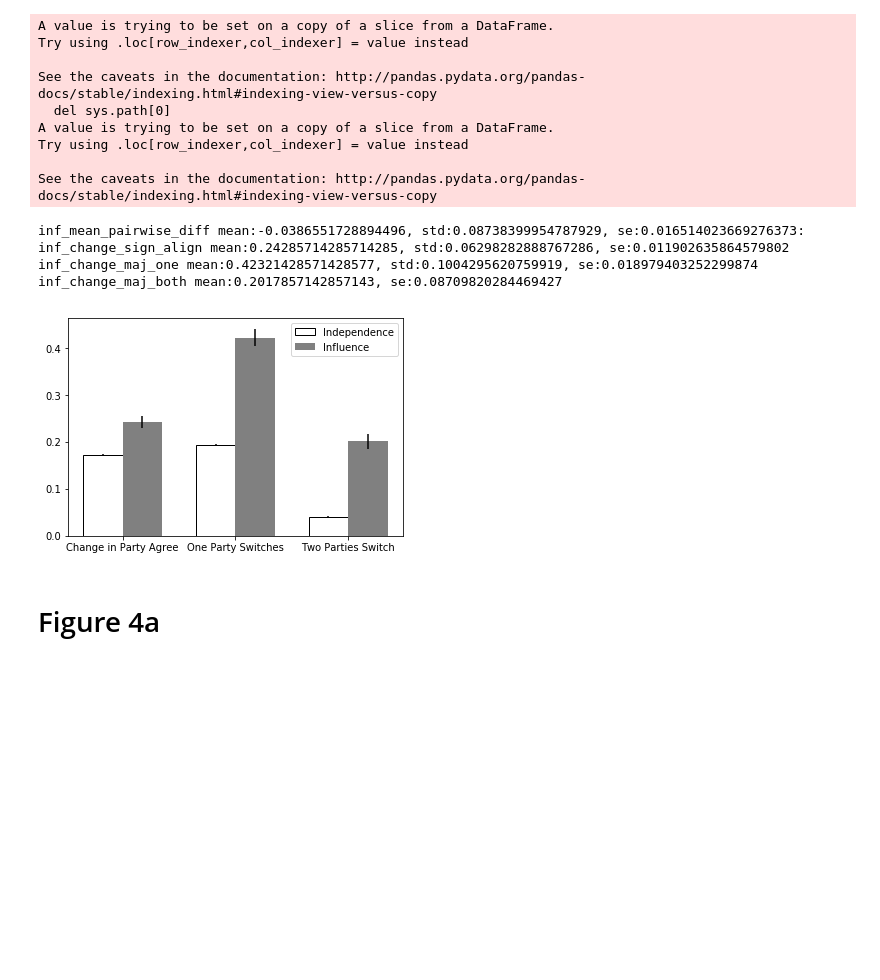
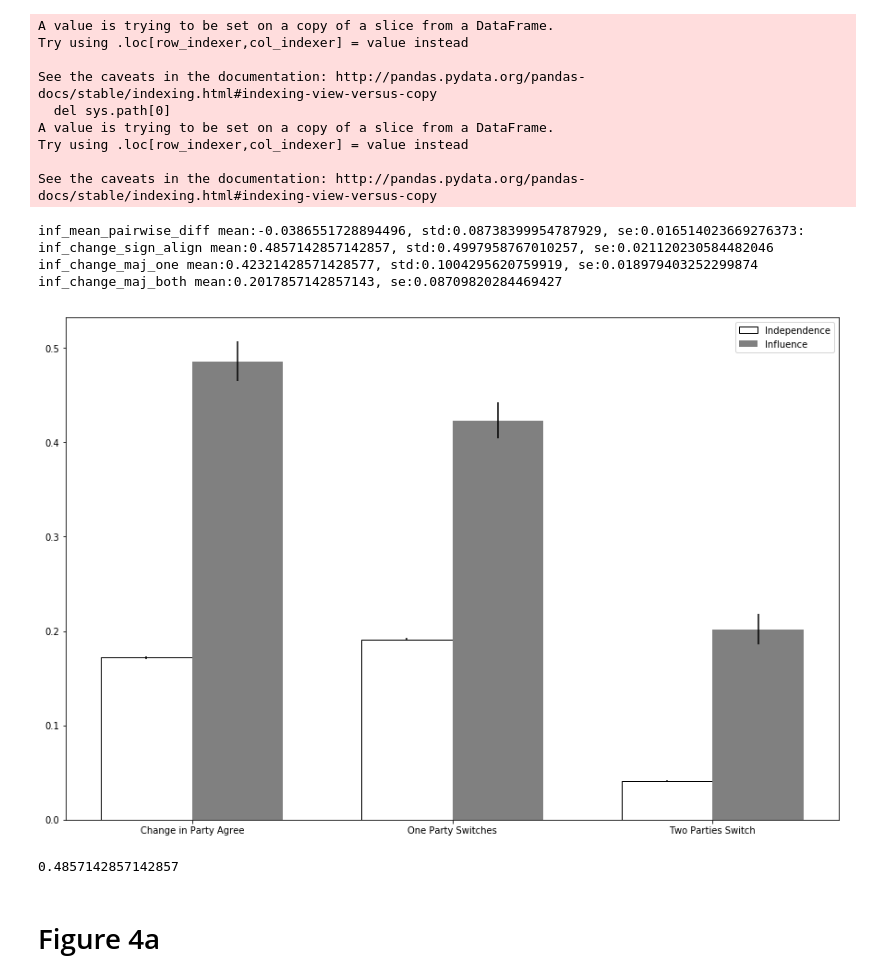
Before and after one commit to AlexMRuch/PartyLab, a Jupyter notebook: experiment_analysis_1/figure_recreation-amr442.ipynb, the cells around one changed output. Drawn from its saved outputs; the diff is of its cells as text; code cells hidden in the pictures; blank space fills up the shorter version.

```diff
--- a/experiment_analysis_1/figure_recreation-amr442.ipynb
+++ b/experiment_analysis_1/figure_recreation-amr442.ipynb
@@ -478,14 +478,10 @@ for i in range(1000):
     # 1. mean pairwise difference in partisan alignment: between-world diff in between-party diff
     world_a_ans = world_a.groupby(["question", "pol"])["response"].mean()
     world_a_ans = world_a_ans.groupby("question").diff()
-    world_a_diffs = []
-    for i in range(0, len(world_a_ans), 2):
-        world_a_diffs.append(world_a_ans.iloc[i])
+    world_a_diffs = [row for row in world_a_ans if str(row)!="nan"]
     world_b_ans = world_b.groupby(["question", "pol"])["response"].mean()
     world_b_ans = world_b_ans.groupby("question").diff()
-    world_b_diffs = []
-    for i in range(0, len(world_b_ans), 2):
-        world_b_diffs.append(world_b_ans.iloc[i])
+    world_b_diffs = [row for row in world_b_ans if str(row)!="nan"]
     sample_diff = np.array(world_a_diffs)-np.array(world_b_diffs)
     mpd_result = np.mean(sample_diff)
     indep_mean_pairwise_diff.append(mpd_result)
@@ -610,16 +606,16 @@ for pop_pair in population:
 
     # 2. probability of between-world change in the party more likely to agree on the item
     #      (indicated by a change in the sign of partisan alignment between worlds)
-    world_a_ans = world_a.groupby(["question", "pol"])["response"].mean()
-    world_b_ans = world_b.groupby(["question", "pol"])["response"].mean()
-    party_changes = 0
-    for i in range(len(world_a_diffs)):
-        world_a_major_rep = world_a_diffs[i]>0
-        world_b_major_rep = world_b_diffs[i]>0
-        if world_a_major_rep != world_b_major_rep:
-            party_changes += 1
-    csa_result = party_changes/len(world_a_ans)
-    inf_change_sign_align.append(csa_result)
+    # NATALIE'S CODE
+
+    world_a_nat = (world_a[world_a['pol'] < 0].groupby('question').mean()[['response']] -
+               world_a[world_a['pol'] > 0].groupby('question').mean()[['response']])
+    world_b_nat = (world_b[world_b['pol'] < 0].groupby('question').mean()[['response']] -
+               world_b[world_b['pol'] > 0].groupby('question').mean()[['response']])
+    world_a_nat['response'] = world_a_nat['response'].apply(lambda x: -1 if x < 0 else +1 )
+    world_b_nat['response'] = world_b_nat['response'].apply(lambda x: -1 if x < 0 else +1 )
+    inf_change_sign_align += list(world_a_nat['response'] != world_b_nat['response'])
+
 
     # 3 & 4. change in the majority position in one party or both parties
     world_a_ans = world_a.groupby(["question", "pol"])["response"].mean()
@@ -681,43 +677,48 @@ inf_change_maj_both_se      = np.std(inf_change_maj_both)/np.sqrt(len(inf_change
 print("inf_change_maj_both mean:{}, se:{}".format(inf_change_maj_both_mean,inf_change_maj_both_std,inf_change_maj_both_se))
 # %% [output]
 inf_mean_pairwise_diff mean:-0.0386551728894496, std:0.08738399954787929, se:0.016514023669276373:
-inf_change_sign_align mean:0.24285714285714285, std:0.06298282888767286, se:0.011902635864579802
+inf_change_sign_align mean:0.4857142857142857, std:0.4997958767010257, se:0.021120230584482046
 inf_change_maj_one mean:0.42321428571428577, std:0.1004295620759919, se:0.018979403252299874
 inf_change_maj_both mean:0.2017857142857143, se:0.08709820284469427
 # %%
 # Visualize results
-fig, ax = plt.subplots()
+
+fig, ax = plt.subplots(figsize=(15,10))
 
 N = 3
 ind = np.arange(N) # the x locations for the groups
 width = 0.35       # the width of the bars
 p1 = ax.bar(
     ind,
     [indep_change_sign_align_mean, indep_change_maj_one_mean, indep_change_maj_both_mean],
     width,
     color='white',
     edgecolor="black",
     yerr=[indep_change_sign_align_se, indep_change_maj_one_se, indep_change_maj_both_se]
 )
 p2 = ax.bar(
     ind+width,
     [inf_change_sign_align_mean, inf_change_maj_one_mean, inf_change_maj_both_mean],
     width, color='gray',
     yerr=[inf_change_sign_align_se, inf_change_maj_one_se, inf_change_maj_both_se]
 )
 
 ax.set_xticks(ind+width / 2)
 ax.set_xticklabels((
     'Change in Party Agree',
     'One Party Switches',
     'Two Parties Switch'))
 
 ax.legend((p1[0], p2[0]), ('Independence', 'Influence'))
 ax.autoscale_view()
 
 plt.show()
 # %% [output]
-[figure, old version]
+[figure, new version]
+# %%
+inf_change_sign_align_mean*2
+# %% [output]
+0.4857142857142857
 # %% [markdown]
 # Figure 4a
 # %%
```
Also changed, not shown: parts of 1 cell of this notebook.
